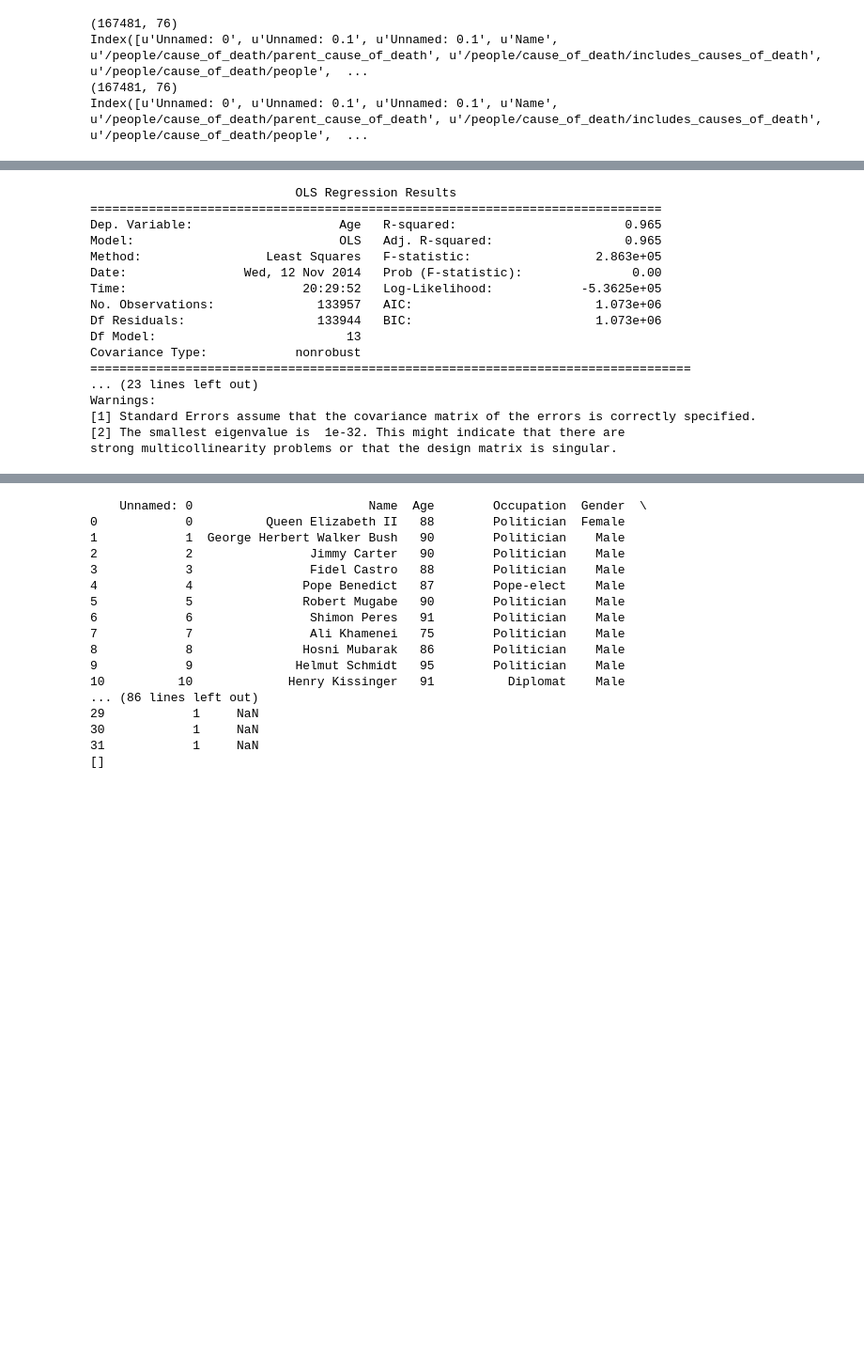
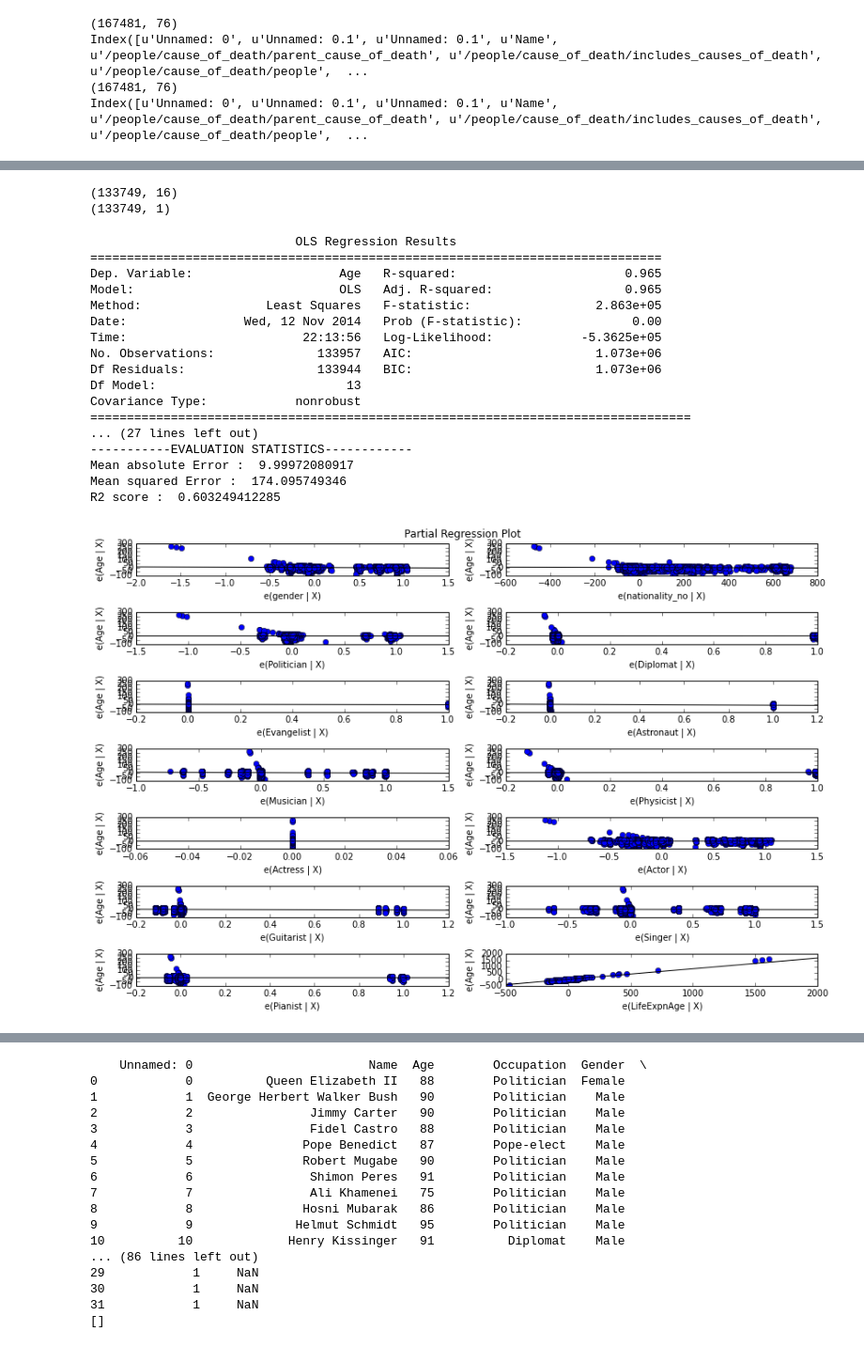
Before and after one commit to aashray/Data_Science, a Jupyter notebook: project_assignment_3_status/notebook/Freebase_regression.ipynb, the cells around one changed output, grey strips where cells are left out. Shown: that part at 94% size. Drawn from its saved outputs; the diff is of its cells as text; code cells hidden in the pictures; blank space fills up the shorter version.

```diff
--- a/project_assignment_3_status/notebook/Freebase_regression.ipynb
+++ b/project_assignment_3_status/notebook/Freebase_regression.ipynb
@@ -35,11 +37 @@ df_data_X=pd.concat([df_data2['LifeExpnAge'],df_data2['gender'],df_data2['nation
 df_data_Y=pd.concat([df_data2['Age']],axis=1)
-# %%
-msk = np.random.rand(len(df_data2)) < 0.8
-train = df_data_X[msk]
-test = df_data_X[~msk]
-train = train.replace('unknown', np.nan)
-train = train.replace('none', np.nan)
-train=train.fillna(train.median())
-print train.shape
-print test.shape
-train
@@ -67,29 +38,64 @@ train
+# %%
+msk = np.random.rand(len(df_data2)) < 0.8
+train_X = df_data_X[msk]
+test_X = df_data_X[~msk]
+train_Y = df_data_Y[msk]
+test_Y = df_data_Y[~msk]
+train_X = train_X.replace('unknown', np.nan)
+train_X = train_X.replace('none', np.nan)
+train_X=train_X.fillna(train_X.median())
+test_X = test_X.replace('unknown', np.nan)
+test_X = test_X.replace('none', np.nan)
+test_X= test_X.fillna(test_X.median())
+test_Y = test_Y.replace('unknown', np.nan)
+test_Y = test_Y.replace('none', np.nan)
+test_Y= test_Y.fillna(test_Y.median())
+train_Y = train_Y.replace('unknown', np.nan)
+train_Y = train_Y.replace('none', np.nan)
+train_Y=train_Y.fillna(train_Y.median())
+print train_X.shape
+print train_Y.shape
+#train_X
+# %% [output]
+(133749, 16)
+(133749, 1)
 # %%
 #print X_train.columns
 #Index([u'LifeExpectancy', u'gender', u'nationality_no', u'profession1'], dtype='object')
 #Pope-elect +
 #Business magnate +
 
 fml = "Age ~ 0 + gender + nationality_no + Politician + Diplomat + Evangelist + Astronaut + Musician + Physicist + Actress + Actor + Guitarist + Singer + Pianist+ LifeExpnAge"
 mod = sm.OLS.from_formula(fml, train)
-rslt = mod.fit()
-rslt.predict
+rslt = mod.fit() # Linear reg
+#rslt = sm.OLS(train_X, train_Y).fit()
+#rslt.predict
 print rslt.summary()
+y_pred = rslt.predict(test_X)
+def stats(y_true,y_pred):
+
+    from sklearn.metrics import mean_absolute_error,mean_squared_error,r2_score
+    print "-----------EVALUATION STATISTICS------------"
+    print 'Mean absolute Error : ', mean_absolute_error(test_Y.values, y_pred)
+    print 'Mean squared Error : ', mean_squared_error(y_true, y_pred)
+    print 'R2 score : ', r2_score(y_true, y_pred)
+stats(test_Y.values, y_pred)
 # %% [output]
                             OLS Regression Results
 ==============================================================================
 Dep. Variable:                    Age   R-squared:                       0.965
 Model:                            OLS   Adj. R-squared:                  0.965
 Method:                 Least Squares   F-statistic:                 2.863e+05
 Date:                Wed, 12 Nov 2014   Prob (F-statistic):               0.00
-Time:                        20:29:52   Log-Likelihood:            -5.3625e+05
+Time:                        22:13:56   Log-Likelihood:            -5.3625e+05
 No. Observations:              133957   AIC:                         1.073e+06
 Df Residuals:                  133944   BIC:                         1.073e+06
 Df Model:                          13
 Covariance Type:            nonrobust
 ==================================================================================
-... (23 lines left out)
-Warnings:
-[1] Standard Errors assume that the covariance matrix of the errors is correctly specified.
-[2] The smallest eigenvalue is  1e-32. This might indicate that there are
-strong multicollinearity problems or that the design matrix is singular.
+... (27 lines left out)
+-----------EVALUATION STATISTICS------------
+Mean absolute Error :  9.99972080917
+Mean squared Error :  174.095749346
+R2 score :  0.603249412285
+[figure, added]
```
Also changed, not shown: parts of 7 cells of this notebook.
